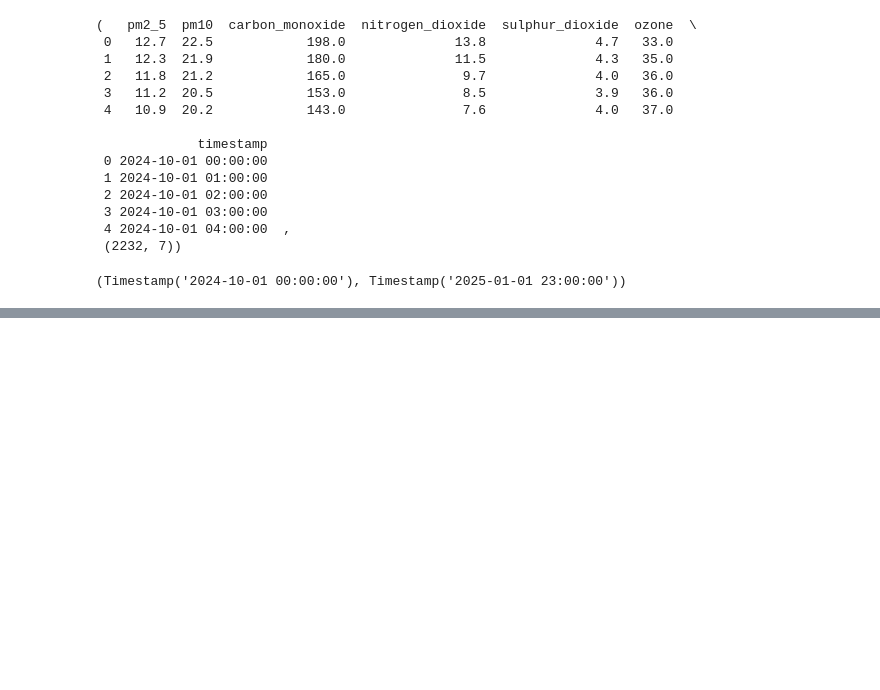
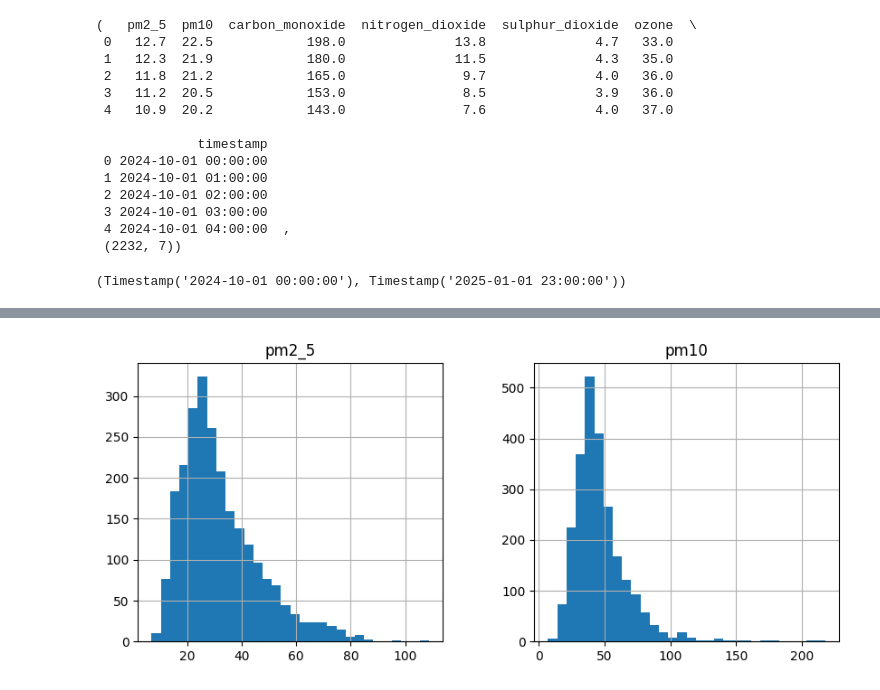
Before and after one commit to zeemen2724/AQI_Predictor, a Jupyter notebook: src/notebooks/eda.ipynb, the cells around one changed output, grey strips where cells are left out. Saved outputs shown, nothing was run; the diff lists cells and outputs as text; code cells hidden in the pictures; blank space fills up the shorter version.

```diff
--- a/src/notebooks/eda.ipynb
+++ b/src/notebooks/eda.ipynb
@@ -66,0 +167,5 @@ df["timestamp"].min(), df["timestamp"].max()
+# %%
+df[["pm2_5", "pm10"]].hist(bins=30, figsize=(10,4))
+plt.show()
+# %% [output]
+[figure, added]
```
Also changed, not shown: parts of 10 cells of this notebook, 6 other files.
